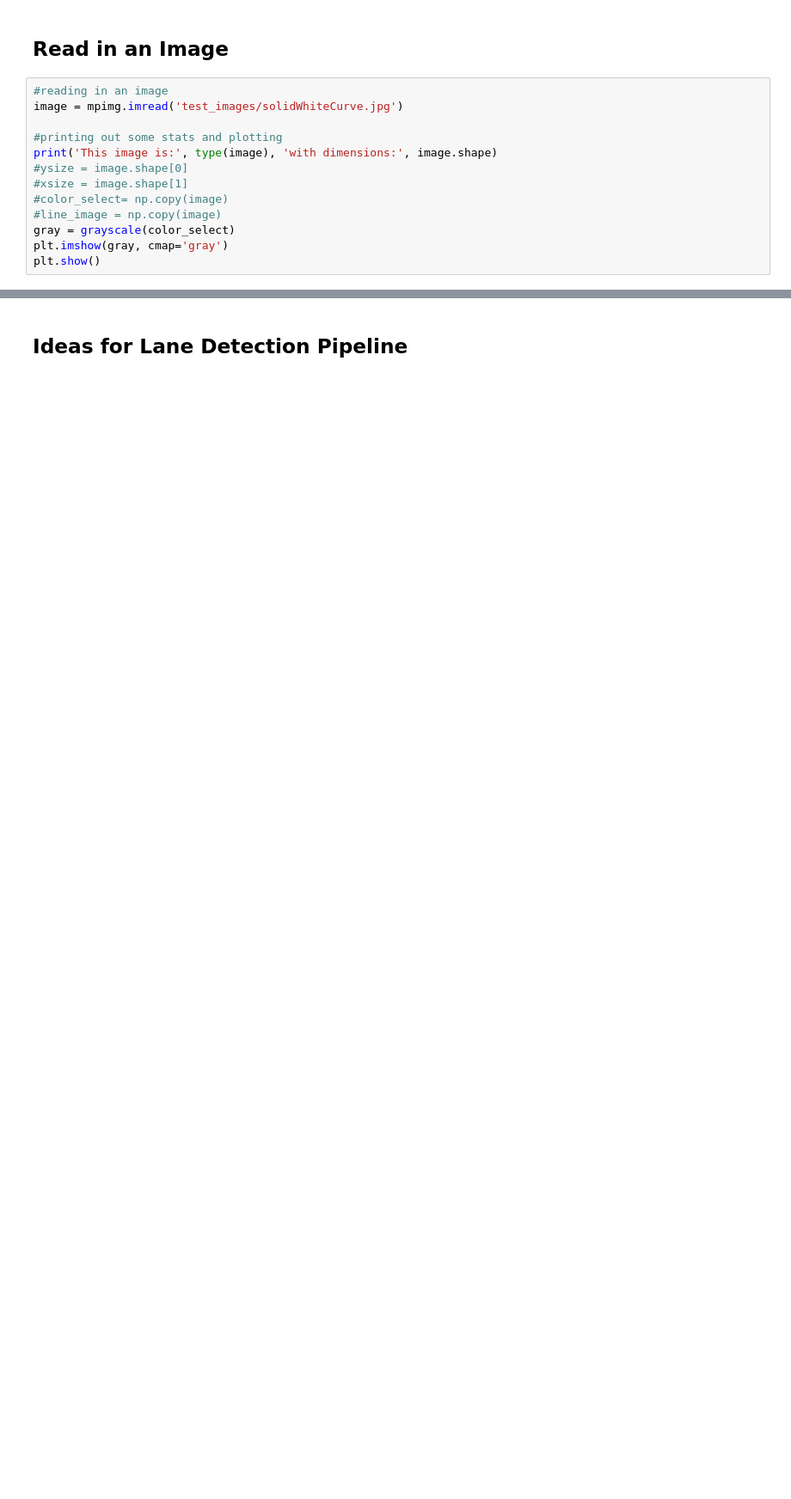
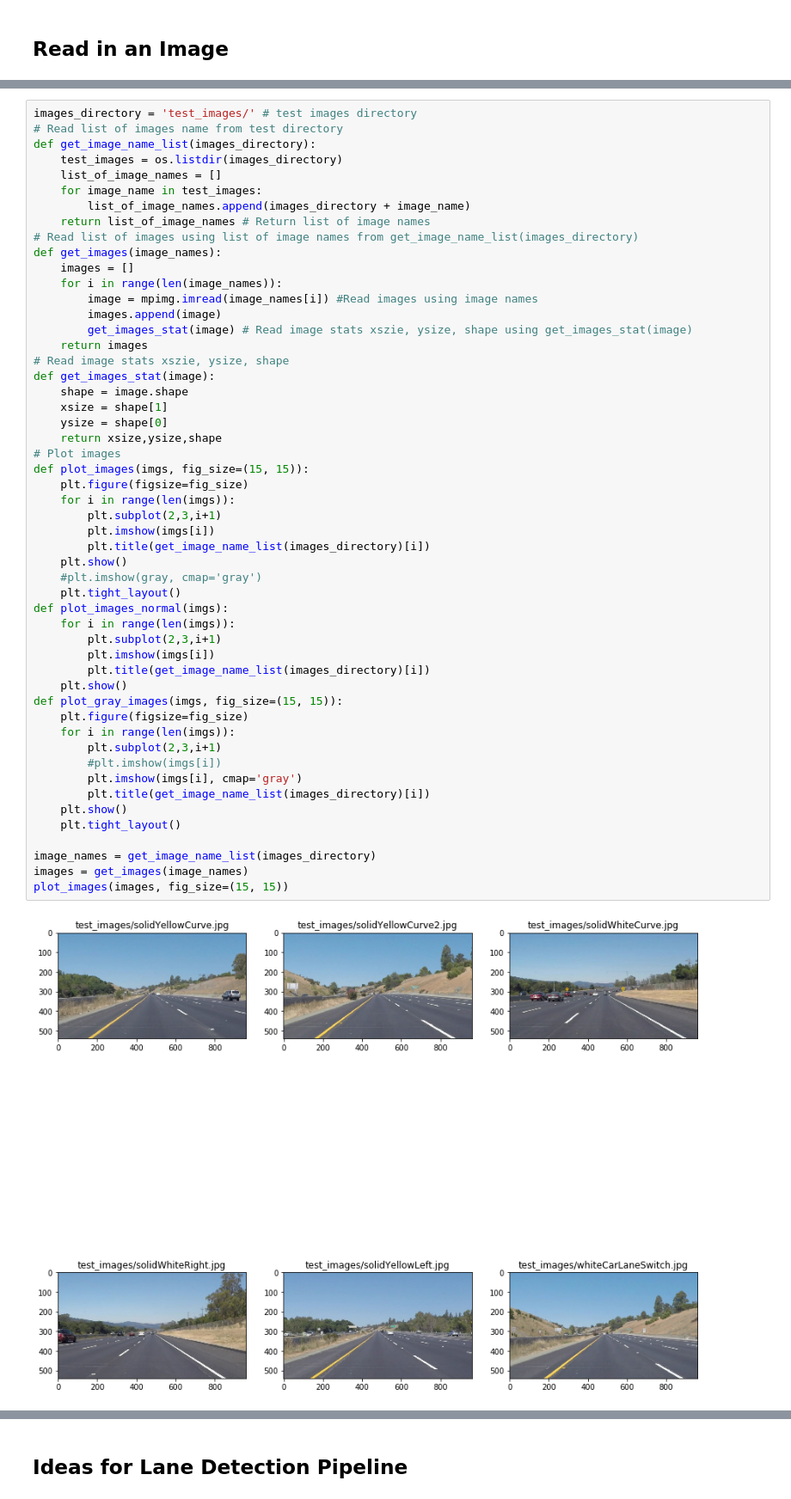
Before and after one commit to girmanokia/Udacity_SDCN, a Jupyter notebook: P1.ipynb, the cells around one changed output, grey strips where cells are left out. Shown at 86% size. Drawn from its saved outputs; the diff is of its cells as text; blank space fills up the shorter version.

```diff
--- a/P1.ipynb
+++ b/P1.ipynb
@@ -49,16 +56,3 @@ import cv2
 %matplotlib inline
 # %% [markdown]
 ## Read in an Image
-# %%
-#reading in an image
-image = mpimg.imread('test_images/solidWhiteCurve.jpg')
-
-#printing out some stats and plotting
-print('This image is:', type(image), 'with dimensions:', image.shape)
-#ysize = image.shape[0]
-#xsize = image.shape[1]
-#color_select= np.copy(image)
-#line_image = np.copy(image)
-gray = grayscale(color_select)
-plt.imshow(gray, cmap='gray')
-plt.show()
@@ -67,0 +59,54 @@ This image is: <class 'numpy.ndarray'> with dimensions: (540, 960, 3)
+# %%
+images_directory = 'test_images/' # test images directory
+# Read list of images name from test directory
+def get_image_name_list(images_directory):
+    test_images = os.listdir(images_directory)
+    list_of_image_names = []
+    for image_name in test_images:
+        list_of_image_names.append(images_directory + image_name)
+    return list_of_image_names # Return list of image names
+# Read list of images using list of image names from get_image_name_list(images_directory)
+def get_images(image_names):
+    images = []
+    for i in range(len(image_names)):
+        image = mpimg.imread(image_names[i]) #Read images using image names
+        images.append(image)
+        get_images_stat(image) # Read image stats xszie, ysize, shape using get_images_stat(image)
+    return images
+# Read image stats xszie, ysize, shape
+def get_images_stat(image):
+    shape = image.shape
+    xsize = shape[1]
+    ysize = shape[0]
+    return xsize,ysize,shape
+# Plot images
+def plot_images(imgs, fig_size=(15, 15)):
+    plt.figure(figsize=fig_size)
+    for i in range(len(imgs)):
+        plt.subplot(2,3,i+1)
+        plt.imshow(imgs[i])
+        plt.title(get_image_name_list(images_directory)[i])
+    plt.show()
+    #plt.imshow(gray, cmap='gray')
+    plt.tight_layout()
+def plot_images_normal(imgs):
+    for i in range(len(imgs)):
+        plt.subplot(2,3,i+1)
+        plt.imshow(imgs[i])
+        plt.title(get_image_name_list(images_directory)[i])
+    plt.show()
+def plot_gray_images(imgs, fig_size=(15, 15)):
+    plt.figure(figsize=fig_size)
+    for i in range(len(imgs)):
+        plt.subplot(2,3,i+1)
+        #plt.imshow(imgs[i])
+        plt.imshow(imgs[i], cmap='gray')
+        plt.title(get_image_name_list(images_directory)[i])
+    plt.show()
+    plt.tight_layout()
+
+image_names = get_image_name_list(images_directory)
+images = get_images(image_names)
+plot_images(images, fig_size=(15, 15))
+# %% [output]
+[figure, added]
```
Also changed, not shown: parts of 19 cells of this notebook, 5 other files.
